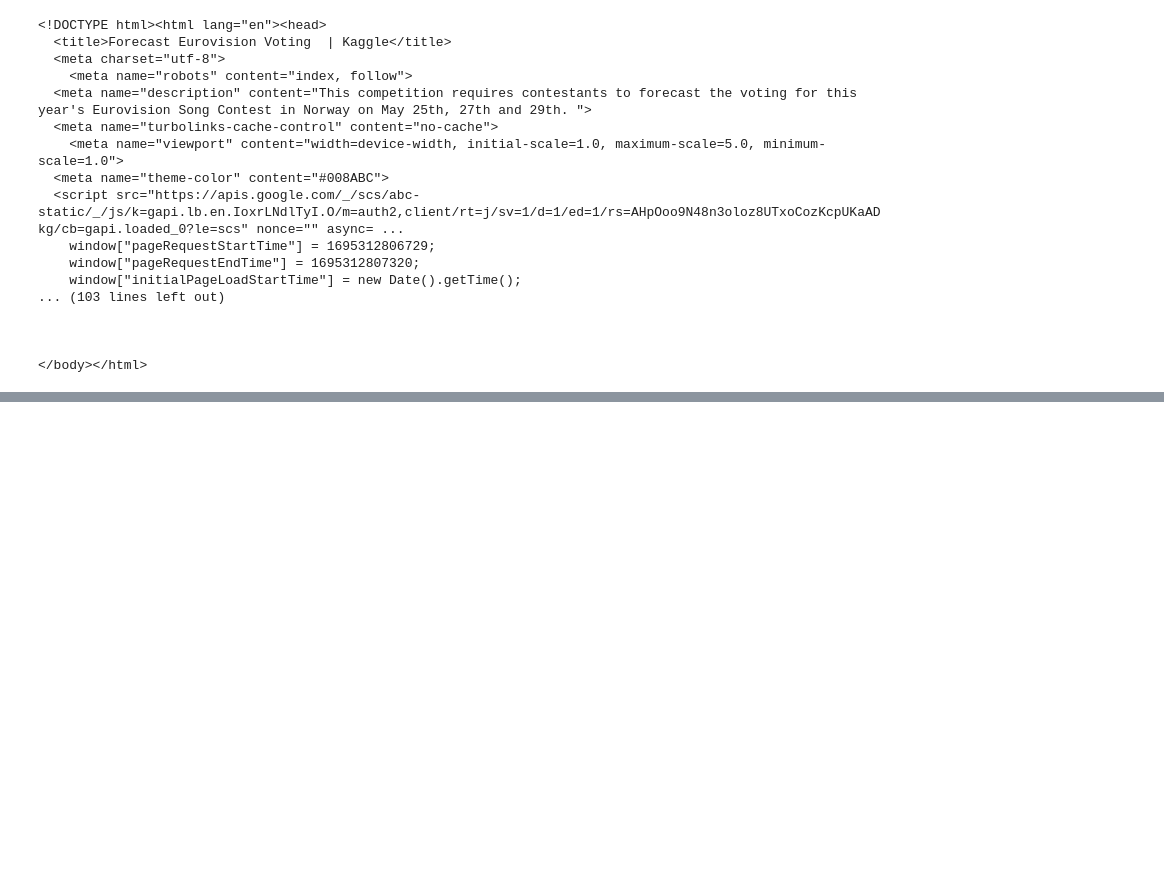
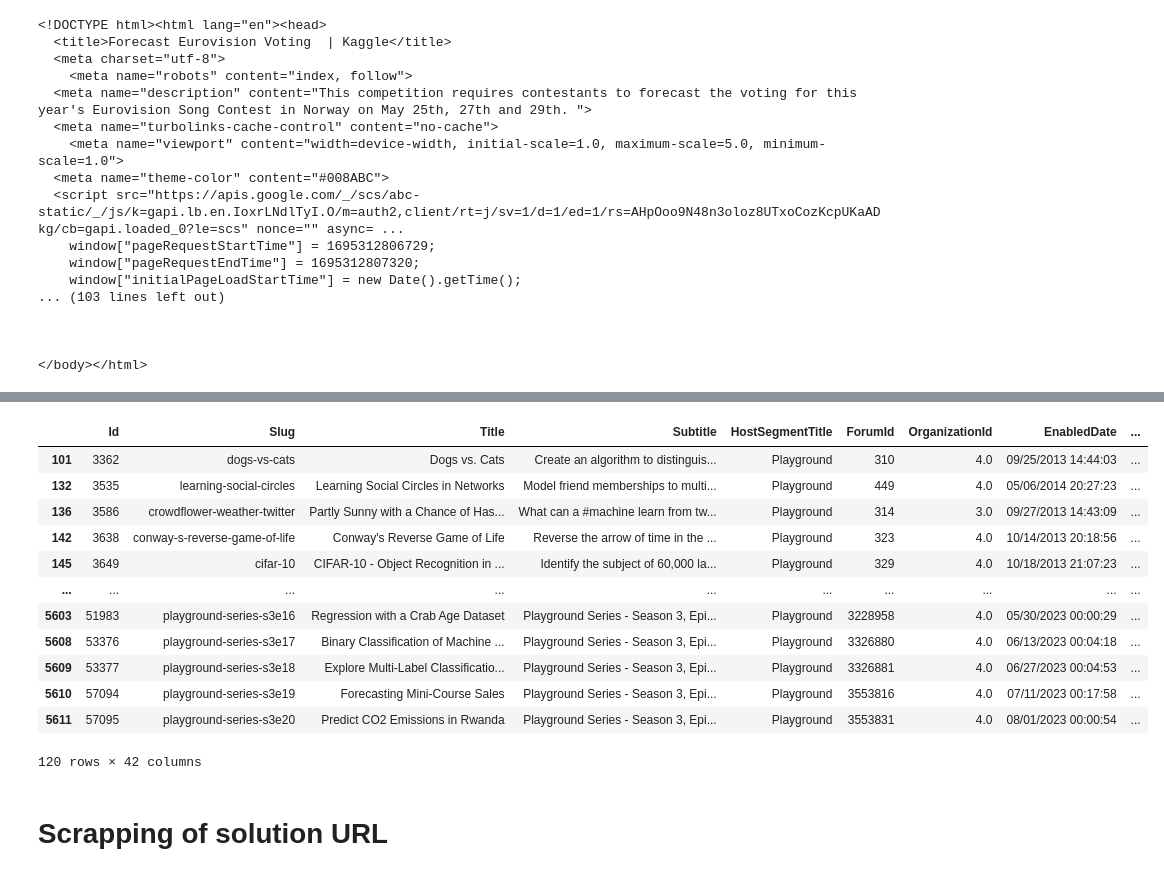
Before and after one commit to Romathonat/KaggleMateAI, a Jupyter notebook: poc.ipynb, the cells around one changed output, grey strips where cells are left out. Drawn from its saved outputs; the diff is of its cells as text; code cells hidden in the pictures; blank space fills up the shorter version.

```diff
--- a/poc.ipynb
+++ b/poc.ipynb
@@ -174,0 +246,18 @@ llm.predict(prompt.format(competition_text=soup.get_text()))
+# %%
+comp_df[comp_df["HostSegmentTitle"] == "Playground"]
+# %% [output]
+|  | Id | Slug | Title | Subtitle | HostSegmentTitle | ForumId | OrganizationId | EnabledDate | ... |
+| 101 | 3362 | dogs-vs-cats | Dogs vs. Cats | Create an algorithm to distinguis... | Playground | 310 | 4.0 | 09/25/2013 14:44:03 | ... |
+| 132 | 3535 | learning-social-circles | Learning Social Circles in Networks | Model friend memberships to multi... | Playground | 449 | 4.0 | 05/06/2014 20:27:23 | ... |
+| 136 | 3586 | crowdflower-weather-twitter | Partly Sunny with a Chance of Has... | What can a #machine learn from tw... | Playground | 314 | 3.0 | 09/27/2013 14:43:09 | ... |
+| 142 | 3638 | conway-s-reverse-game-of-life | Conway's Reverse Game of Life | Reverse the arrow of time in the ... | Playground | 323 | 4.0 | 10/14/2013 20:18:56 | ... |
+| 145 | 3649 | cifar-10 | CIFAR-10 - Object Recognition in ... | Identify the subject of 60,000 la... | Playground | 329 | 4.0 | 10/18/2013 21:07:23 | ... |
+| ... | ... | ... | ... | ... | ... | ... | ... | ... | ... |
+| 5603 | 51983 | playground-series-s3e16 | Regression with a Crab Age Dataset | Playground Series - Season 3, Epi... | Playground | 3228958 | 4.0 | 05/30/2023 00:00:29 | ... |
+| 5608 | 53376 | playground-series-s3e17 | Binary Classification of Machine ... | Playground Series - Season 3, Epi... | Playground | 3326880 | 4.0 | 06/13/2023 00:04:18 | ... |
+| 5609 | 53377 | playground-series-s3e18 | Explore Multi-Label Classificatio... | Playground Series - Season 3, Epi... | Playground | 3326881 | 4.0 | 06/27/2023 00:04:53 | ... |
+| 5610 | 57094 | playground-series-s3e19 | Forecasting Mini-Course Sales | Playground Series - Season 3, Epi... | Playground | 3553816 | 4.0 | 07/11/2023 00:17:58 | ... |
+| 5611 | 57095 | playground-series-s3e20 | Predict CO2 Emissions in Rwanda | Playground Series - Season 3, Epi... | Playground | 3553831 | 4.0 | 08/01/2023 00:00:54 | ... |
+120 rows × 42 columns
+# %% [markdown]
+# Scrapping of solution URL
```
Also changed, not shown: parts of 18 cells of this notebook.
